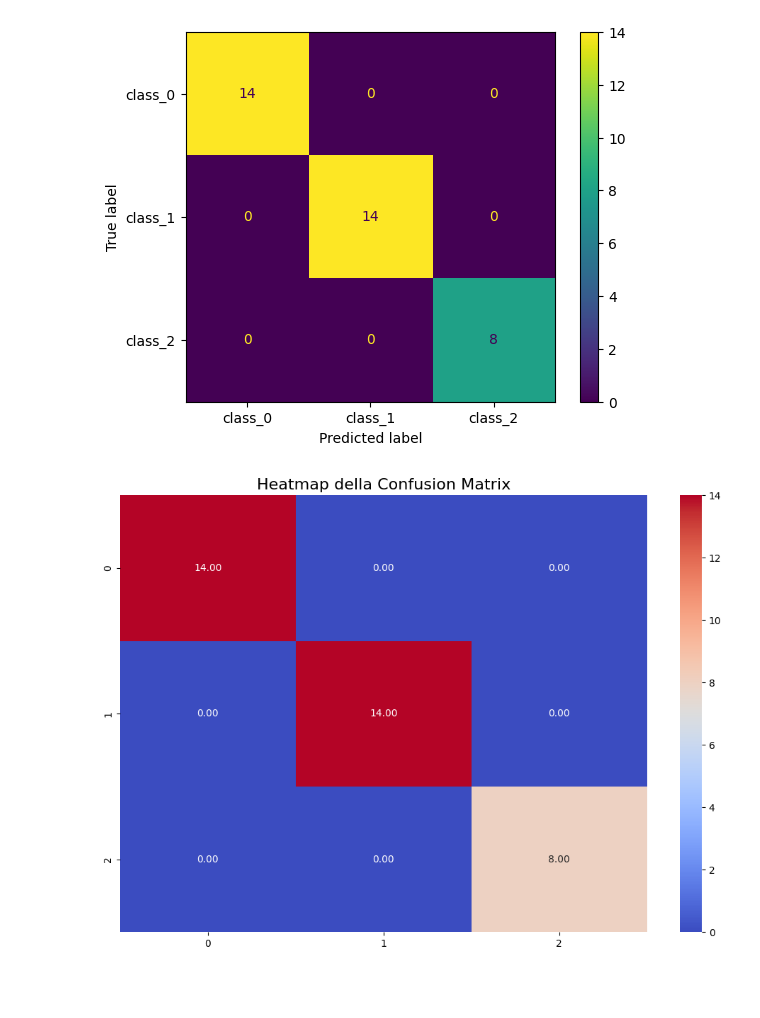
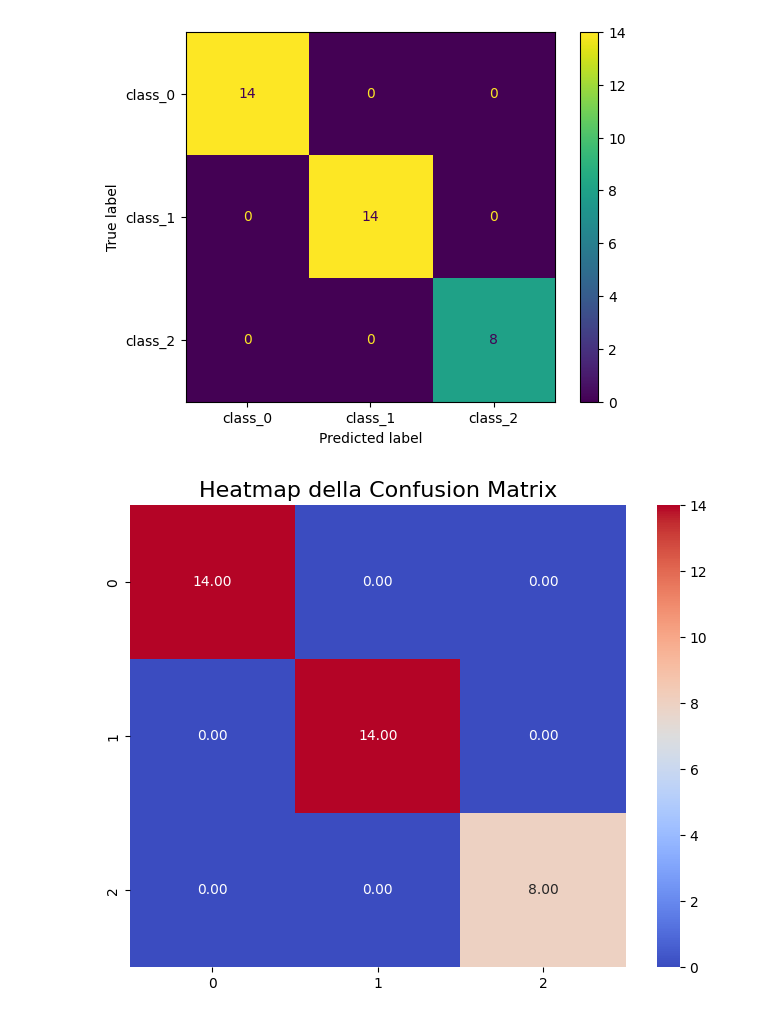
Before and after one commit to f-lost/esercizi_stefano, a Jupyter notebook: corso_python/26.11/es3.ipynb, the cells around one changed output. Saved outputs shown, nothing was run; the diff lists cells and outputs as text; code cells hidden in the pictures; blank space fills up the shorter version.

```diff
--- a/corso_python/26.11/es3.ipynb
+++ b/corso_python/26.11/es3.ipynb
@@ -156,9 +156,9 @@ plt.show()
 # %% [output]
 [figure]
 # %%
-plt.figure(figsize=(12, 8))
+plt.figure(figsize=(8, 6))
 sns.heatmap(cm, annot=True, fmt='.2f', cmap='coolwarm', cbar=True)
 plt.title('Heatmap della Confusion Matrix', fontsize=16)
 plt.show()
 # %% [output]
-[figure, old version]
+[figure, new version]
```
Also changed, not shown: parts of 1 cell of this notebook.
